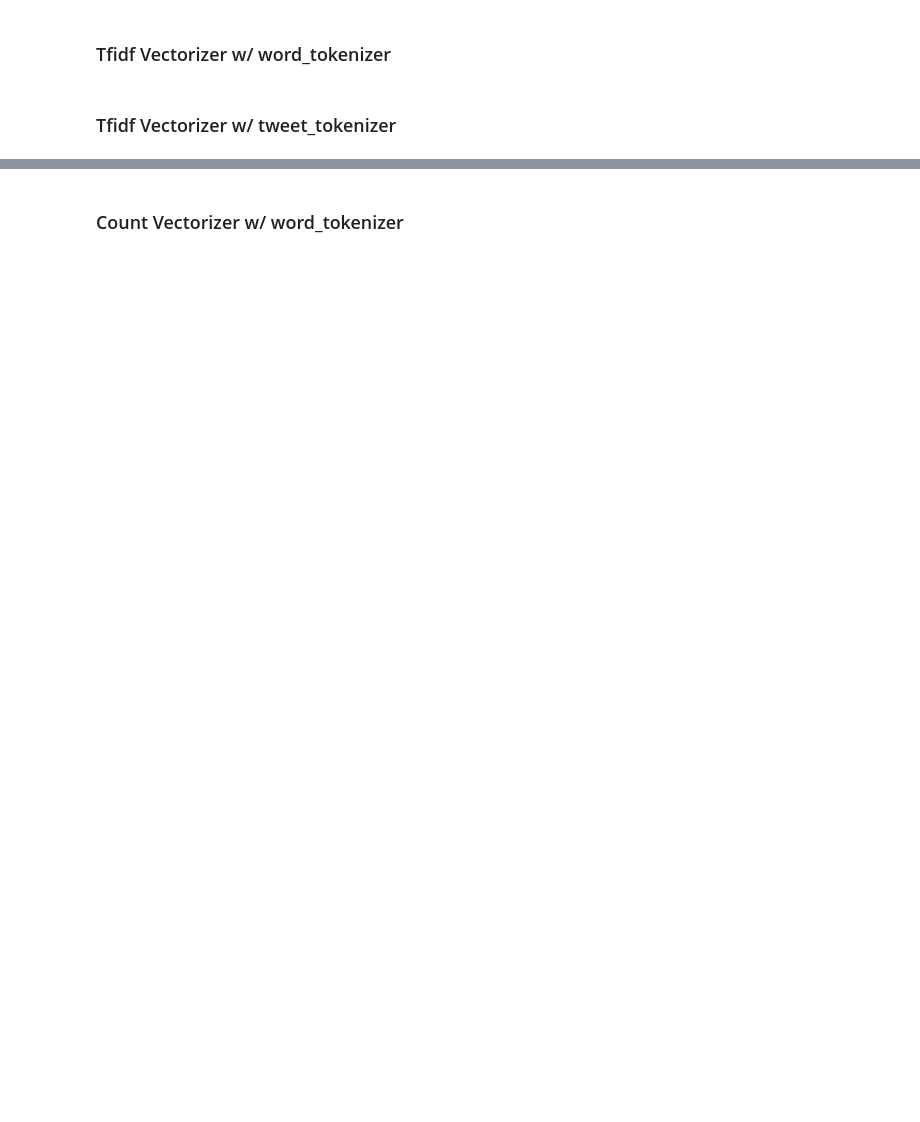
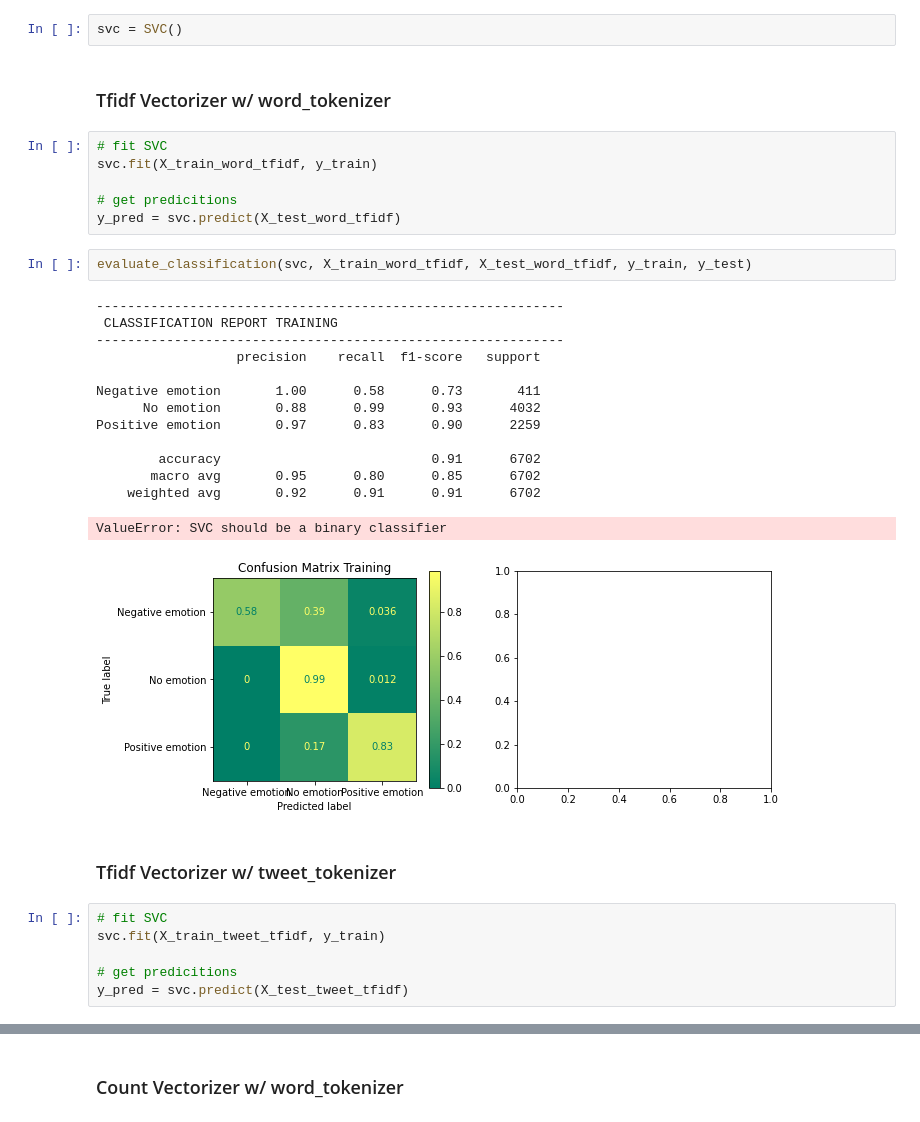
Before and after one commit to hpatel530/Twitter_Sentiment_Analysis, a Jupyter notebook: Untitled.ipynb, the cells around one changed output, grey strips where cells are left out. Saved outputs shown, nothing was run; the diff lists cells and outputs as text; blank space fills up the shorter version.

```diff
--- a/Untitled.ipynb
+++ b/Untitled.ipynb
@@ -550,7 +656,38 @@ X_train_tweet_count = tweet_tfidf.fit_transform(X_train)
 X_test_tweet_count = tweet_tfidf.transform(X_test)
 # %% [markdown]
 ## Support Vector Machines
+# %%
+svc = SVC()
 # %% [markdown]
 ### Tfidf Vectorizer w/ word_tokenizer
+# %%
+# fit SVC
+svc.fit(X_train_word_tfidf, y_train)
+
+# get predicitions
+y_pred = svc.predict(X_test_word_tfidf)
+# %%
+evaluate_classification(svc, X_train_word_tfidf, X_test_word_tfidf, y_train, y_test)
+# %% [output]
+------------------------------------------------------------
+ CLASSIFICATION REPORT TRAINING
+------------------------------------------------------------
+                  precision    recall  f1-score   support
+
+Negative emotion       1.00      0.58      0.73       411
+      No emotion       0.88      0.99      0.93      4032
+Positive emotion       0.97      0.83      0.90      2259
+
+        accuracy                           0.91      6702
+       macro avg       0.95      0.80      0.85      6702
+    weighted avg       0.92      0.91      0.91      6702
+ValueError: SVC should be a binary classifier
+[figure, added]
 # %% [markdown]
  ### Tfidf Vectorizer w/ tweet_tokenizer
+# %%
+# fit SVC
+svc.fit(X_train_tweet_tfidf, y_train)
+
+# get predicitions
+y_pred = svc.predict(X_test_tweet_tfidf)
```
Also changed, not shown: parts of 38 cells of this notebook, 4 other files.
